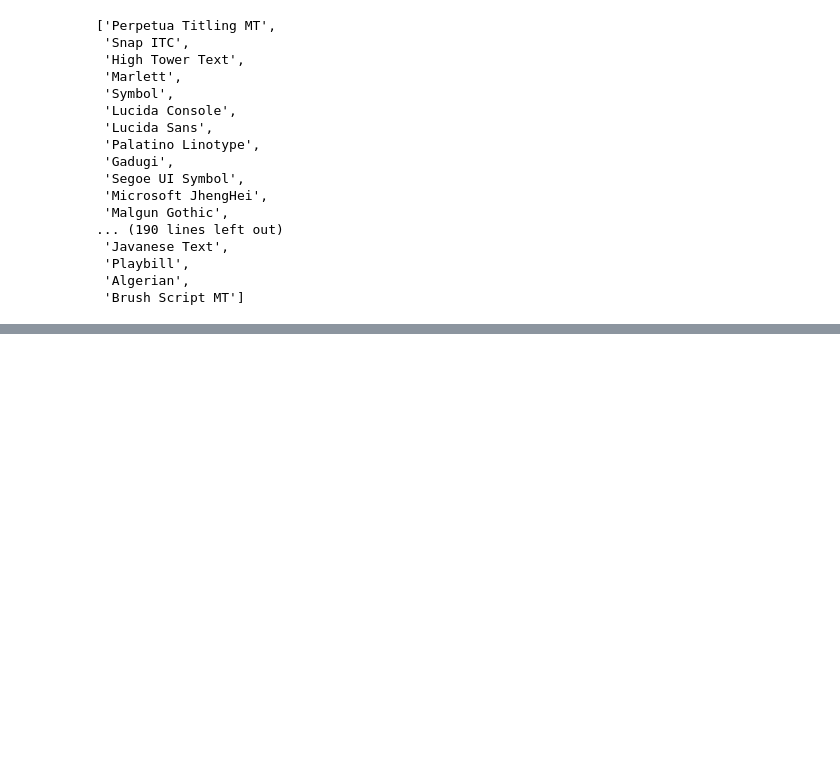
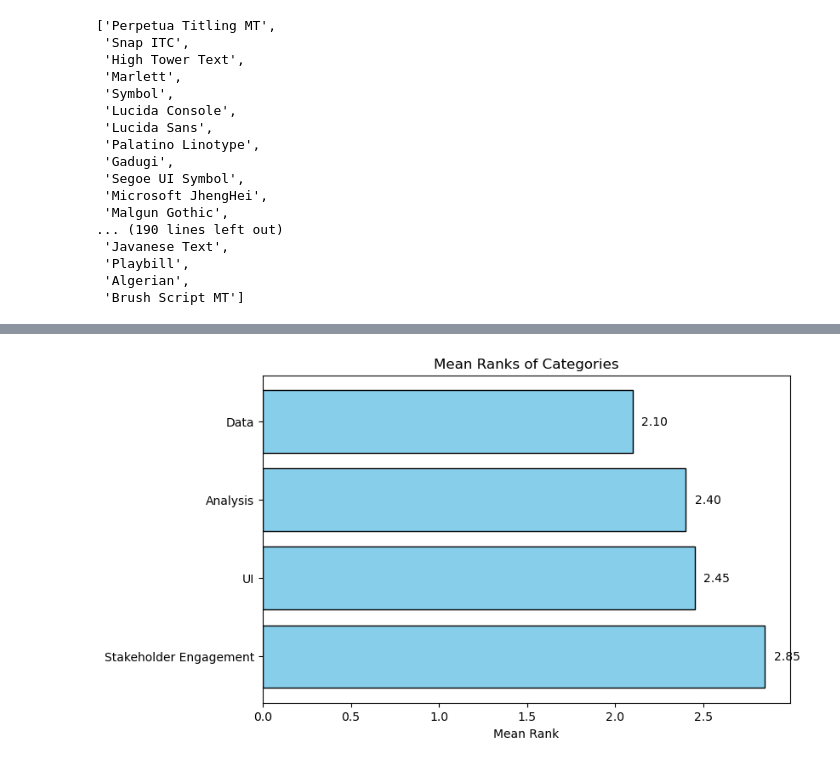
Before and after one commit to desaiwang/enhancing-urban-digital-twin-interfaces, a Jupyter notebook: likert.ipynb, the cells around one changed output, grey strips where cells are left out. Cells and saved outputs as stored; diff of their text form; code cells hidden in the pictures; blank space fills up the shorter version.

```diff
--- a/likert.ipynb
+++ b/likert.ipynb
@@ -197,0 +332,21 @@ Name: Bad, dtype: float64
+# %%
+# plot mean ranks
+# Extract categories and their mean ranks
+categories = [item[0] for item in mean_ranks_sorted]
+mean_values = [item[1] for item in mean_ranks_sorted]
+
+# Plot mean ranks
+fig, ax = plt.subplots(figsize=(8, 5))
+ax.barh(categories, mean_values, color='skyblue', edgecolor='black')
+
+# Add labels to bars
+for i, v in enumerate(mean_values):
+  ax.text(v + 0.05, i, f"{v:.2f}", va='center', fontsize=10)
+
+# Formatting
+ax.set_xlabel("Mean Rank")
+ax.set_title("Mean Ranks of Categories")
+ax.invert_yaxis()  # Highest rank at the top
+plt.show()
+# %% [output]
+[figure, added]
```
Also changed, not shown: parts of 7 cells of this notebook.
